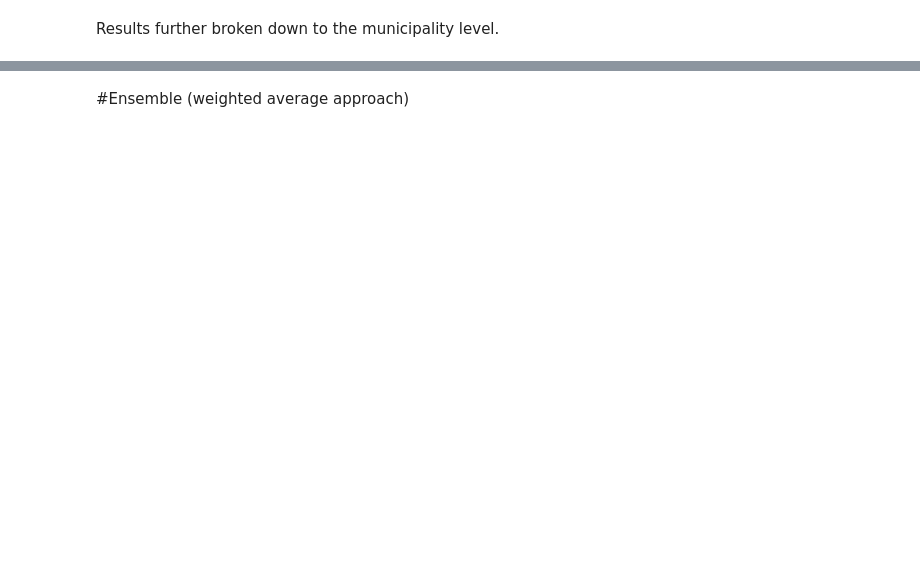
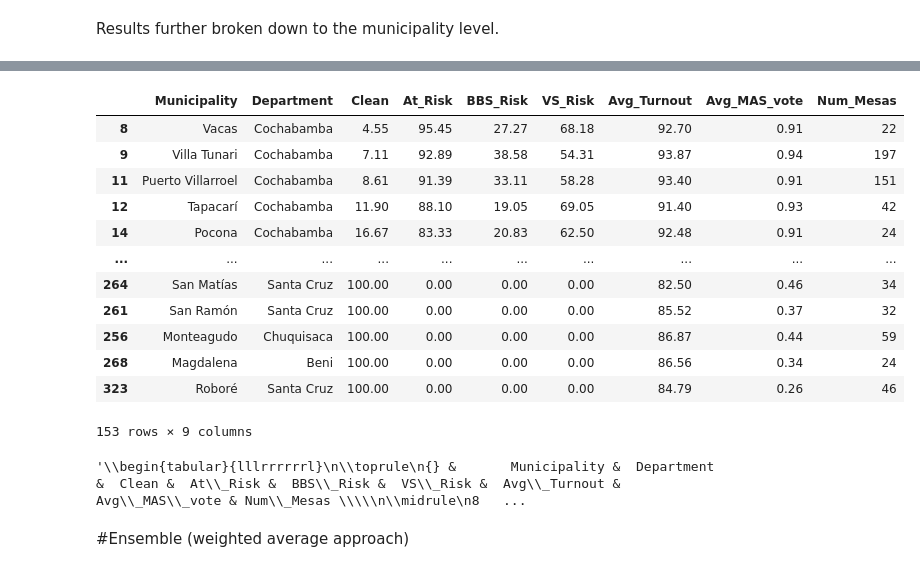
Before and after one commit to benjuarez8/CS81C-Research-Bolivia, a Jupyter notebook: cs81c_ensemble.ipynb, the cells around one changed output, grey strips where cells are left out. Saved outputs shown, nothing was run; the diff lists cells and outputs as text; code cells hidden in the pictures; blank space fills up the shorter version.

```diff
--- a/cs81c_ensemble.ipynb
+++ b/cs81c_ensemble.ipynb
@@ -245,3 +269,24 @@ avg_ensemble_mun_results
+# %%
+avg_ensemble_mun_results[avg_ensemble_mun_results.Num_Mesas > 20].sort_values(by=['Clean'])
+# %% [output]
+|  | Municipality | Department | Clean | At_Risk | BBS_Risk | VS_Risk | Avg_Turnout | Avg_MAS_vote | Num_Mesas |
+| 8 | Vacas | Cochabamba | 4.55 | 95.45 | 27.27 | 68.18 | 92.70 | 0.91 | 22 |
+| 9 | Villa Tunari | Cochabamba | 7.11 | 92.89 | 38.58 | 54.31 | 93.87 | 0.94 | 197 |
+| 11 | Puerto Villarroel | Cochabamba | 8.61 | 91.39 | 33.11 | 58.28 | 93.40 | 0.91 | 151 |
+| 12 | Tapacarí | Cochabamba | 11.90 | 88.10 | 19.05 | 69.05 | 91.40 | 0.93 | 42 |
+| 14 | Pocona | Cochabamba | 16.67 | 83.33 | 20.83 | 62.50 | 92.48 | 0.91 | 24 |
+| ... | ... | ... | ... | ... | ... | ... | ... | ... | ... |
+| 264 | San Matías | Santa Cruz | 100.00 | 0.00 | 0.00 | 0.00 | 82.50 | 0.46 | 34 |
+| 261 | San Ramón | Santa Cruz | 100.00 | 0.00 | 0.00 | 0.00 | 85.52 | 0.37 | 32 |
+| 256 | Monteagudo | Chuquisaca | 100.00 | 0.00 | 0.00 | 0.00 | 86.87 | 0.44 | 59 |
+| 268 | Magdalena | Beni | 100.00 | 0.00 | 0.00 | 0.00 | 86.56 | 0.34 | 24 |
+| 323 | Roboré | Santa Cruz | 100.00 | 0.00 | 0.00 | 0.00 | 84.79 | 0.26 | 46 |
+153 rows × 9 columns
+# %%
+# mun_results_to_latex = avg_ensemble_mun_results[avg_ensemble_mun_results.Num_Mesas > 20].sort_values(by=['Clean'])
+avg_ensemble_mun_results[avg_ensemble_mun_results.Num_Mesas > 20].sort_values(by=['Clean']).head(20).to_latex()
+# %% [output]
+'\\begin{tabular}{lllrrrrrrl}\n\\toprule\n{} &       Municipality &  Department &  Clean &  At\\_Risk &  BBS\\_Risk &  VS\\_Risk &  Avg\\_Turnout &  Avg\\_MAS\\_vote & Num\\_Mesas \\\\\n\\midrule\n8   ...
 # %% [markdown]
 #Ensemble (weighted average approach)
 # %% [markdown]
```
Also changed, not shown: parts of 16 cells of this notebook.
